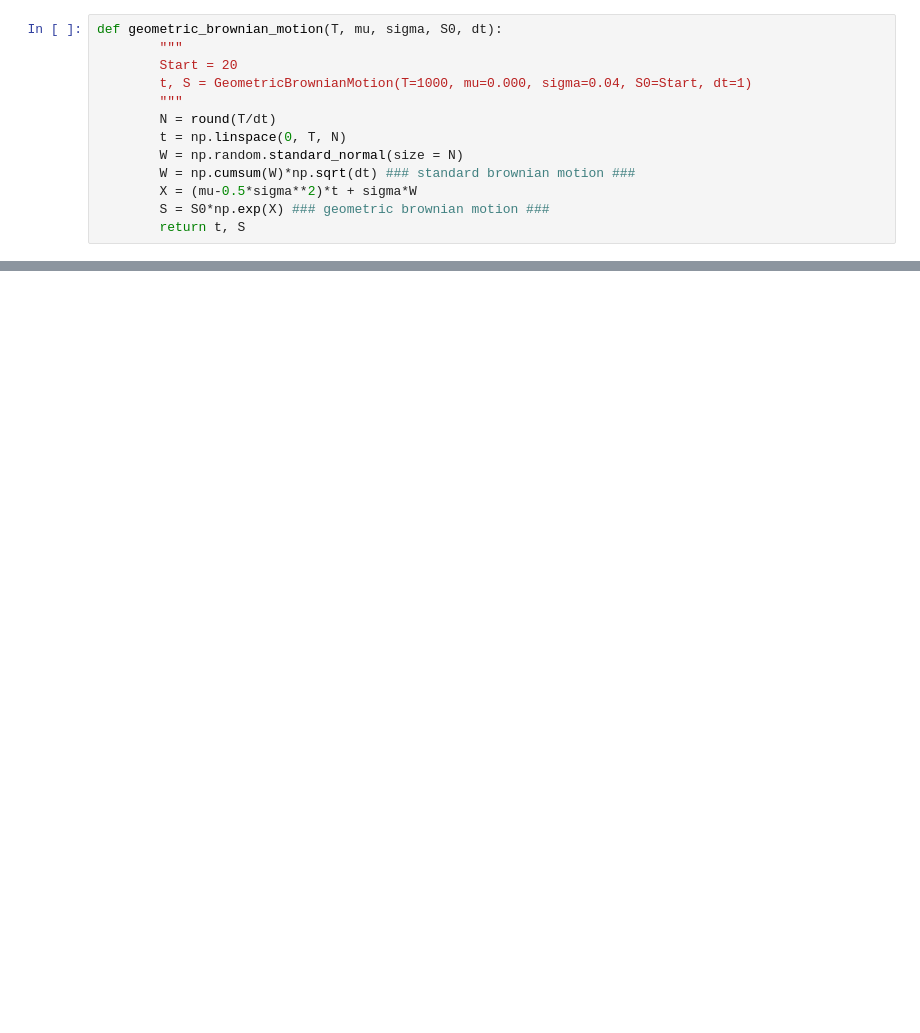
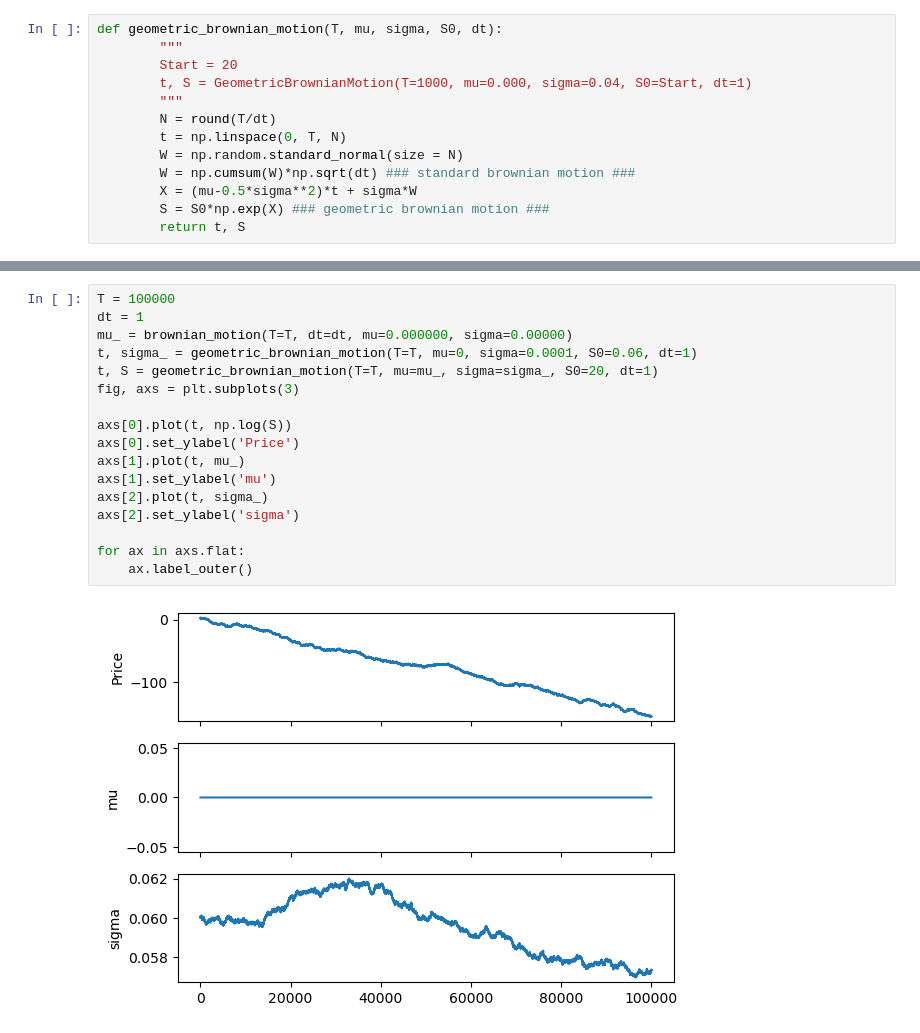
Before and after one commit to cbsither/elo_portfolio_ranking, a Jupyter notebook: notebooks/brownian_motion.ipynb, the cells around one changed output, grey strips where cells are left out. Drawn from its saved outputs; the diff is of its cells as text; blank space fills up the shorter version.

```diff
--- a/notebooks/brownian_motion.ipynb
+++ b/notebooks/brownian_motion.ipynb
@@ -53,3 +54,22 @@ for ax in axs.flat:
+# %%
+T = 100000
+dt = 1
+mu_ = brownian_motion(T=T, dt=dt, mu=0.000000, sigma=0.00000)
+t, sigma_ = geometric_brownian_motion(T=T, mu=0, sigma=0.0001, S0=0.06, dt=1)
+t, S = geometric_brownian_motion(T=T, mu=mu_, sigma=sigma_, S0=20, dt=1)
+fig, axs = plt.subplots(3)
+
+axs[0].plot(t, np.log(S))
+axs[0].set_ylabel('Price')
+axs[1].plot(t, mu_)
+axs[1].set_ylabel('mu')
+axs[2].plot(t, sigma_)
+axs[2].set_ylabel('sigma')
+
+for ax in axs.flat:
+    ax.label_outer()
+# %% [output]
+[figure, added]
 # %%
 paths = 100
 T = 1000
```
Also changed, not shown: parts of 6 cells of this notebook, 2 other files.
